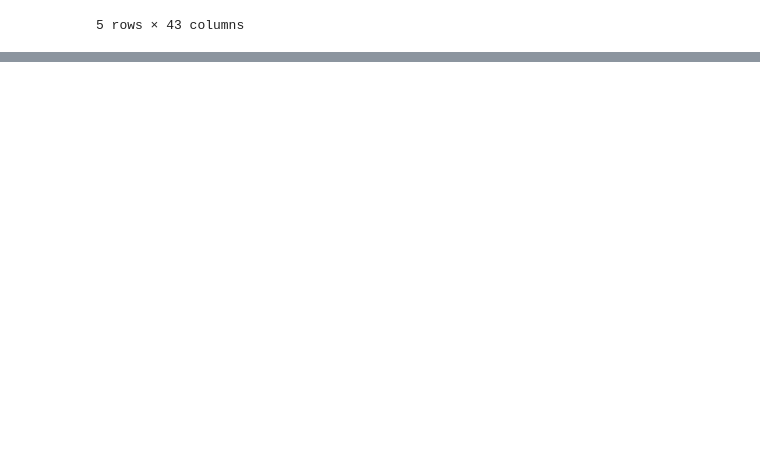
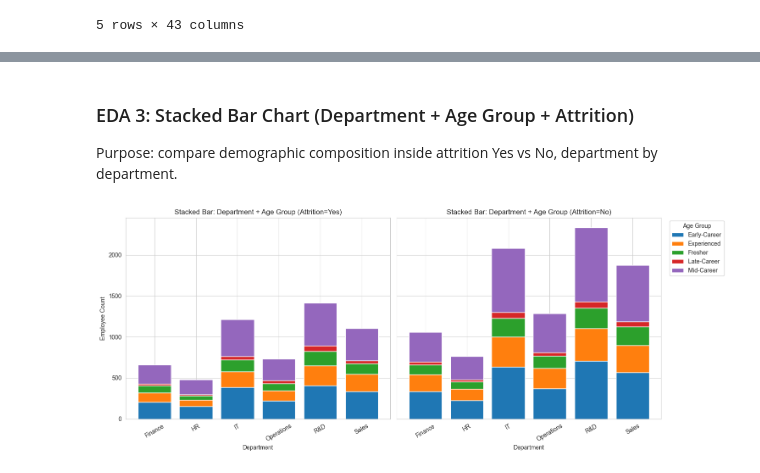
Before and after one commit to jagdisheverest2004/HR-Employee_Attrition_Analysis, a Jupyter notebook: hr_churn_analysis.ipynb, the cells around one changed output, grey strips where cells are left out. Drawn from its saved outputs; the diff is of its cells as text; code cells hidden in the pictures; blank space fills up the shorter version.

```diff
--- a/hr_churn_analysis.ipynb
+++ b/hr_churn_analysis.ipynb
@@ -368,0 +163,5 @@ display(result)
+# %%
+safe_experience_years = attrition_df['total_working_years'].replace(0, 1)
+attrition_df['income_per_year_experience'] = (
+    attrition_df['monthly_income'] / safe_experience_years
+).round(2)
@@ -368,0 +170,4 @@ display(result)
+# %%
+attrition_df['commute_strain'] = (
+    attrition_df['distance_from_home_km'] * (5 - attrition_df['remote_work_days_per_week'])
+).round(2)
@@ -368,0 +176,4 @@ display(result)
+# %%
+attrition_df['hike_performance_gap'] = (
+    attrition_df['percent_salary_hike'] - attrition_df['performance_rating']
+).round(2)
@@ -368,0 +182,4 @@ display(result)
+# %%
+attrition_df['manager_satisfaction_delta'] = (
+    attrition_df['manager_rating'] - attrition_df['job_satisfaction']
+).round(2)
@@ -368,0 +296,37 @@ display(result)
+# %% [markdown]
+### EDA 3: Stacked Bar Chart (Department + Age Group + Attrition)
+
+Purpose: compare demographic composition inside attrition Yes vs No, department by department.
+# %%
+bar_data = (
+    attrition_df
+    .groupby(['department', 'age_group', 'attrition'])
+    .size()
+    .unstack(fill_value=0)
+    .reset_index()
+)
+bar_data['age_group'] = bar_data['age_group'].astype(str)
+
+departments = sorted(bar_data['department'].unique())
+age_groups = sorted(bar_data['age_group'].unique())
+
+fig, axes = plt.subplots(1, 2, figsize=(15, 6), sharey=True)
+for idx, status in enumerate(['Yes', 'No']):
+    pivot = bar_data.pivot_table(index='department', columns='age_group', values=status, fill_value=0)
+    pivot = pivot.reindex(index=departments, columns=age_groups, fill_value=0)
+    bottom = np.zeros(len(pivot.index))
+
+    for age in pivot.columns:
+        axes[idx].bar(pivot.index, pivot[age].values, bottom=bottom, label=age)
+        bottom += pivot[age].values
+
+    axes[idx].set_title(f'Stacked Bar: Department + Age Group (Attrition={status})')
+    axes[idx].set_xlabel('Department')
+    axes[idx].tick_params(axis='x', rotation=30)
+
+axes[0].set_ylabel('Employee Count')
+axes[1].legend(title='Age Group', bbox_to_anchor=(1.02, 1), loc='upper left')
+plt.tight_layout()
+plt.show()
+# %% [output]
+[figure, added]
```
Also changed, not shown: parts of 38 cells of this notebook.
